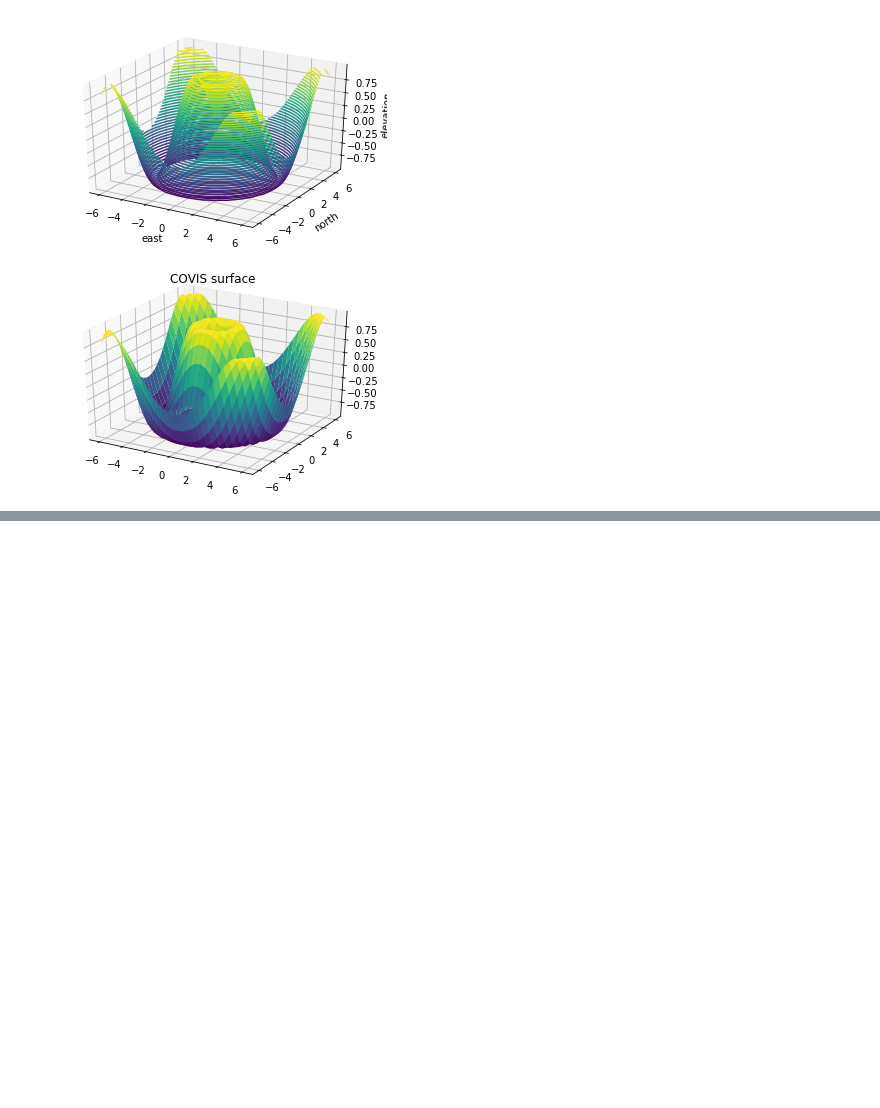
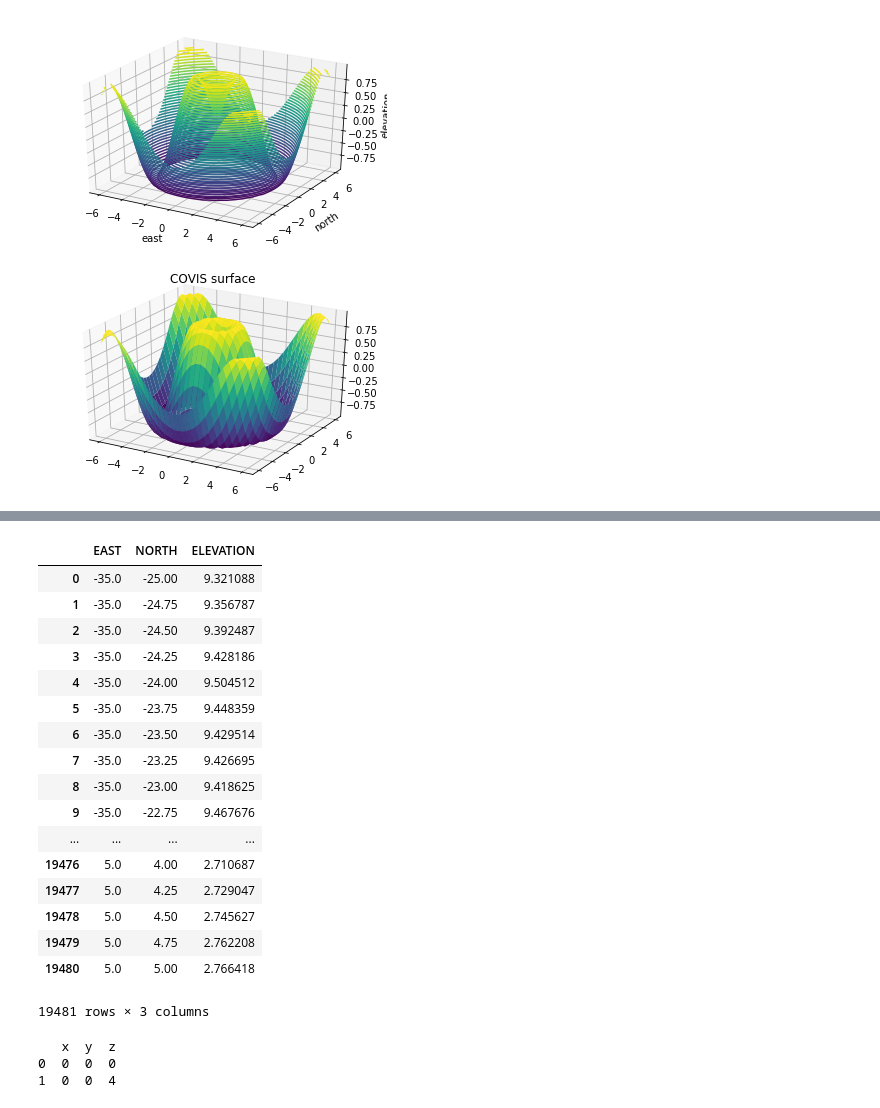
Before and after one commit to daxsoule/covis, a Jupyter notebook: gonzalez/gonzalez_project.ipynb, the cells around one changed output, grey strips where cells are left out. Saved outputs shown, nothing was run; the diff lists cells and outputs as text; code cells hidden in the pictures; blank space fills up the shorter version.

```diff
--- a/gonzalez/gonzalez_project.ipynb
+++ b/gonzalez/gonzalez_project.ipynb
@@ -41,0 +48,29 @@ ax.set_title('COVIS surface');
+# %%
+df_bathy = pd.read_csv('actualbathy.csv')
+df_bathy
+# %% [output]
+|  | EAST | NORTH | ELEVATION |
+| 0 | -35.0 | -25.00 | 9.321088 |
+| 1 | -35.0 | -24.75 | 9.356787 |
+| 2 | -35.0 | -24.50 | 9.392487 |
+| 3 | -35.0 | -24.25 | 9.428186 |
+| 4 | -35.0 | -24.00 | 9.504512 |
+| 5 | -35.0 | -23.75 | 9.448359 |
+| 6 | -35.0 | -23.50 | 9.429514 |
+| 7 | -35.0 | -23.25 | 9.426695 |
+| 8 | -35.0 | -23.00 | 9.418625 |
+| 9 | -35.0 | -22.75 | 9.467676 |
+| ... | ... | ... | ... |
+| 19476 | 5.0 | 4.00 | 2.710687 |
+| 19477 | 5.0 | 4.25 | 2.729047 |
+| 19478 | 5.0 | 4.50 | 2.745627 |
+| 19479 | 5.0 | 4.75 | 2.762208 |
+| 19480 | 5.0 | 5.00 | 2.766418 |
+19481 rows × 3 columns
+# %%
+df = pd.read_csv('covis_location_bar.csv')
+print(df.head(5))
+# %% [output]
+   x  y  z
+0  0  0  0
+1  0  0  4
```
Also changed, not shown: parts of 3 cells of this notebook.
